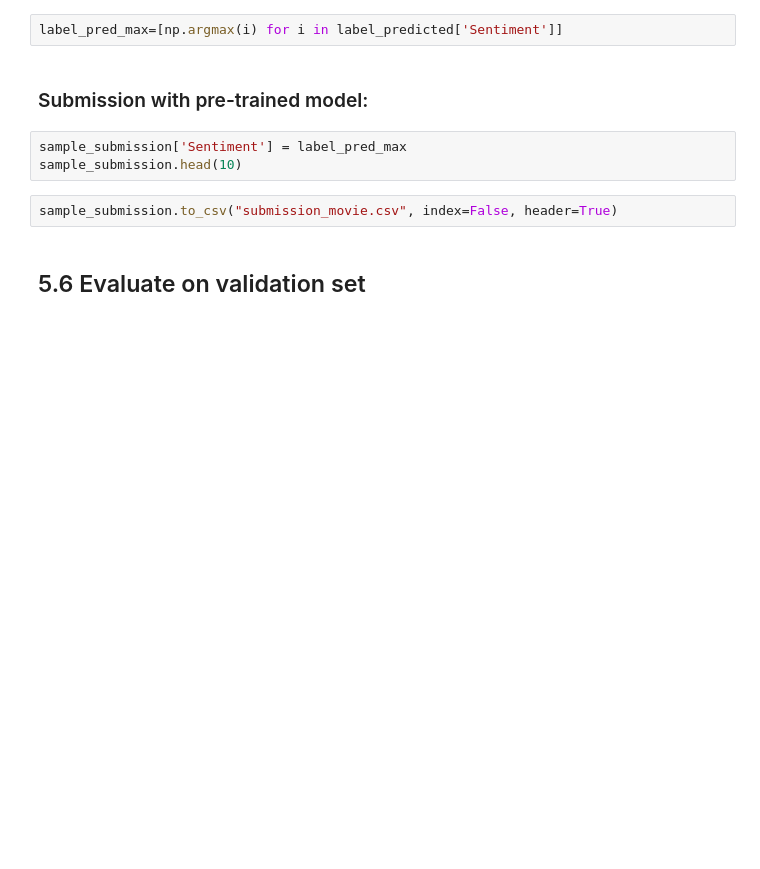
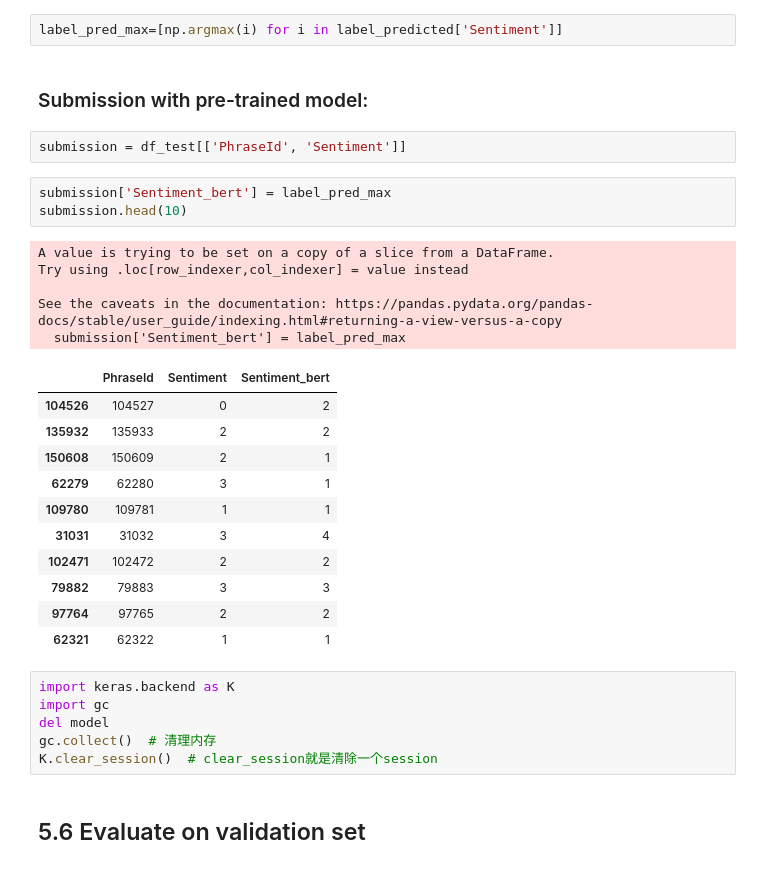
Before and after one commit to wxy12151/AMLSII_21-22_SN21054489, a Jupyter notebook: main.ipynb, the cells around one changed output. Drawn from its saved outputs; the diff is of its cells as text; blank space fills up the shorter version.

```diff
--- a/main.ipynb
+++ b/main.ipynb
@@ -504,11 +517,34 @@ label_pred_max=[np.argmax(i) for i in label_predicted['Sentiment']]
 # %% [markdown]
 
 ### Submission with pre-trained model:
+# %%
+submission = df_test[['PhraseId', 'Sentiment']]
 # %%
-sample_submission['Sentiment'] = label_pred_max
-sample_submission.head(10)
+submission['Sentiment_bert'] = label_pred_max
+submission.head(10)
+# %% [output]
+A value is trying to be set on a copy of a slice from a DataFrame.
+Try using .loc[row_indexer,col_indexer] = value instead
+
+See the caveats in the documentation: https://pandas.pydata.org/pandas-docs/stable/user_guide/indexing.html#returning-a-view-versus-a-copy
+  submission['Sentiment_bert'] = label_pred_max
+|  | PhraseId | Sentiment | Sentiment_bert |
+| 104526 | 104527 | 0 | 2 |
+| 135932 | 135933 | 2 | 2 |
+| 150608 | 150609 | 2 | 1 |
+| 62279 | 62280 | 3 | 1 |
+| 109780 | 109781 | 1 | 1 |
+| 31031 | 31032 | 3 | 4 |
+| 102471 | 102472 | 2 | 2 |
+| 79882 | 79883 | 3 | 3 |
+| 97764 | 97765 | 2 | 2 |
+| 62321 | 62322 | 1 | 1 |
-# %%
-sample_submission.to_csv("submission_movie.csv", index=False, header=True)
+# %%
+import keras.backend as K
+import gc
+del model
+gc.collect()  # 清理内存
+K.clear_session()  # clear_session就是清除一个session
 # %% [markdown]
 ## 5.6 Evaluate on validation set
 # %% [markdown]
```
Also changed, not shown: parts of 16 cells of this notebook, 1 other file.
